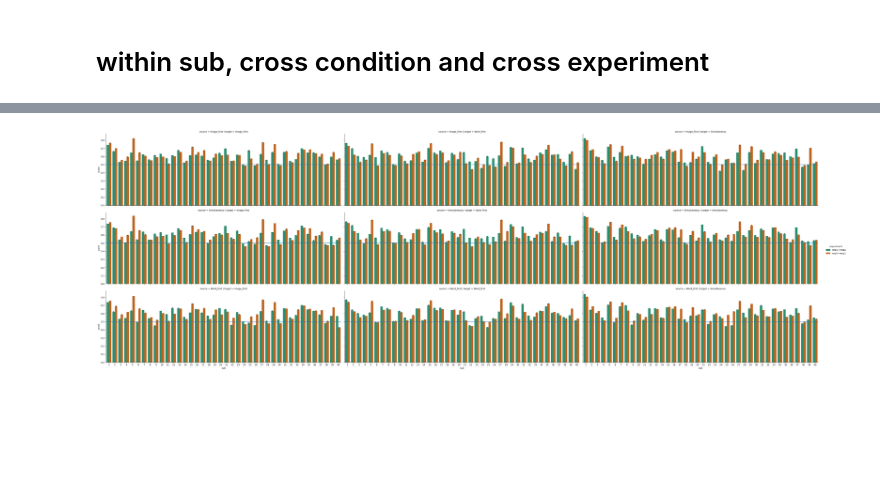
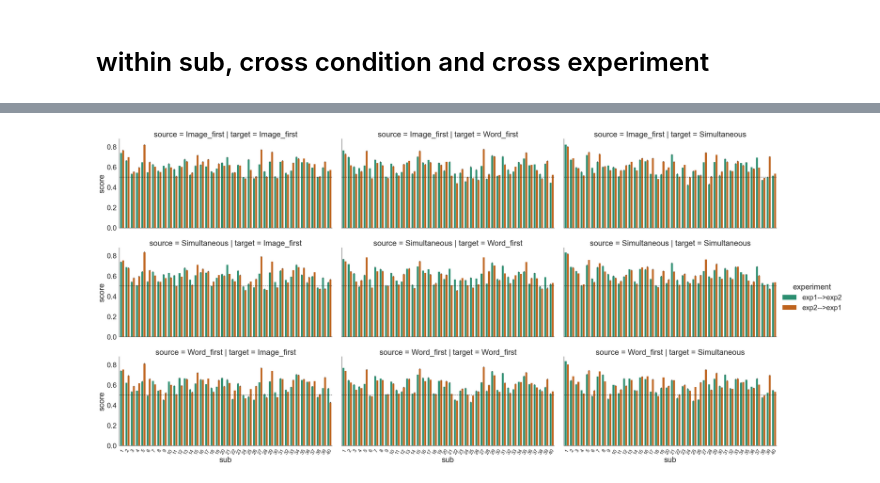
Before and after one commit to AaronZheng87/Decoding_SALT, a Jupyter notebook: 1_Analysis/Analysis326.ipynb, the cells around one changed output, grey strips where cells are left out. Drawn from its saved outputs; the diff is of its cells as text; code cells hidden in the pictures; blank space fills up the shorter version.

```diff
--- a/1_Analysis/Analysis326.ipynb
+++ b/1_Analysis/Analysis326.ipynb
@@ -783,7 +793,7 @@ for sub in np.unique(groups1_img):
         df_croexp12_si["fold"].append(ii)
         df_croexp12_si["source"].append("Image_first")
         df_croexp12_si["target"].append("Image_first")
-        df_croexp12_si["experiment"].append("exp1->exp2")
+        df_croexp12_si["experiment"].append("exp1-->exp2")
 
         y_true_w = y2_word[groups2_word == sub]
         y_pred_w = estimator.predict_proba(X2_word[groups2_word==sub])
@@ -795,7 +805,7 @@ for sub in np.unique(groups1_img):
         df_croexp12_si["fold"].append(ii)
         df_croexp12_si["source"].append("Image_first")
         df_croexp12_si["target"].append("Word_first")
-        df_croexp12_si["experiment"].append("exp1->exp2")
+        df_croexp12_si["experiment"].append("exp1-->exp2")
 
         y_true_s = y2_sim[groups2_sim == sub]
         y_pred_s = estimator.predict_proba(X2_sim[groups2_sim==sub])
@@ -807,7 +817,7 @@ for sub in np.unique(groups1_img):
         df_croexp12_si["fold"].append(ii)
         df_croexp12_si["source"].append("Image_first")
         df_croexp12_si["target"].append("Simultaneous")
-        df_croexp12_si["experiment"].append("exp1->exp2")
+        df_croexp12_si["experiment"].append("exp1-->exp2")
 
 
 df_croexp12_si=pd.DataFrame(df_croexp12_si)
@@ -860,7 +870,7 @@ for sub in np.unique(groups2_sim):
         df_croexp21_ss["fold"].append(ii)
         df_croexp21_ss["source"].append("Simultaneous")
         df_croexp21_ss["target"].append("Image_first")
-        df_croexp21_ss["experiment"].append("exp2->exp1")
+        df_croexp21_ss["experiment"].append("exp2-->exp1")
 
         y_true_w = y1_word[groups1_word == sub]
         y_pred_w = estimator.predict_proba(X1_word[groups1_word==sub])
@@ -872,7 +882,7 @@ for sub in np.unique(groups2_sim):
         df_croexp21_ss["fold"].append(ii)
         df_croexp21_ss["source"].append("Simultaneous")
         df_croexp21_ss["target"].append("Word_first")
-        df_croexp21_ss["experiment"].append("exp2->exp1")
+        df_croexp21_ss["experiment"].append("exp2-->exp1")
 
         y_true_s = y1_sim[groups1_sim == sub]
         y_pred_s = estimator.predict_proba(X1_sim[groups1_sim==sub])
@@ -884,7 +894,7 @@ for sub in np.unique(groups2_sim):
         df_croexp21_ss["fold"].append(ii)
         df_croexp21_ss["source"].append("Simultaneous")
         df_croexp21_ss["target"].append("Simultaneous")
-        df_croexp21_ss["experiment"].append("exp2->exp1")
+        df_croexp21_ss["experiment"].append("exp2-->exp1")
 
 
 df_croexp21_ss=pd.DataFrame(df_croexp21_ss)
@@ -937,7 +947,7 @@ for sub in np.unique(groups2_word):
         df_croexp21_sw["fold"].append(ii)
         df_croexp21_sw["source"].append("Word_first")
         df_croexp21_sw["target"].append("Image_first")
-        df_croexp21_sw["experiment"].append("exp2->exp1")
+        df_croexp21_sw["experiment"].append("exp2-->exp1")
 
         y_true_w = y1_word[groups1_word == sub]
         y_pred_w = estimator.predict_proba(X1_word[groups1_word==sub])
@@ -949,7 +959,7 @@ for sub in np.unique(groups2_word):
         df_croexp21_sw["fold"].append(ii)
         df_croexp21_sw["source"].append("Word_first")
         df_croexp21_sw["target"].append("Word_first")
-        df_croexp21_sw["experiment"].append("exp2->exp1")
+        df_croexp21_sw["experiment"].append("exp2-->exp1")
 
         y_true_s = y1_sim[groups1_sim == sub]
         y_pred_s = estimator.predict_proba(X1_sim[groups1_sim==sub])
@@ -961,7 +971,7 @@ for sub in np.unique(groups2_word):
         df_croexp21_sw["fold"].append(ii)
         df_croexp21_sw["source"].append("Word_first")
         df_croexp21_sw["target"].append("Simultaneous")
-        df_croexp21_sw["experiment"].append("exp2->exp1")
+        df_croexp21_sw["experiment"].append("exp2-->exp1")
 
 
 df_croexp21_sw=pd.DataFrame(df_croexp21_sw)
@@ -1014,7 +1024,7 @@ for sub in np.unique(groups2_img):
         df_croexp21_si["fold"].append(ii)
         df_croexp21_si["source"].append("Image_first")
         df_croexp21_si["target"].append("Image_first")
-        df_croexp21_si["experiment"].append("exp2->exp1")
+        df_croexp21_si["experiment"].append("exp2-->exp1")
 
         y_true_w = y1_word[groups1_word == sub]
         y_pred_w = estimator.predict_proba(X1_word[groups1_word==sub])
@@ -1026,7 +1036,7 @@ for sub in np.unique(groups2_img):
         df_croexp21_si["fold"].append(ii)
         df_croexp21_si["source"].append("Image_first")
         df_croexp21_si["target"].append("Word_first")
-        df_croexp21_si["experiment"].append("exp2->exp1")
+        df_croexp21_si["experiment"].append("exp2-->exp1")
 
         y_true_s = y1_sim[groups1_sim == sub]
         y_pred_s = estimator.predict_proba(X1_sim[groups1_sim==sub])
@@ -1038,7 +1048,7 @@ for sub in np.unique(groups2_img):
         df_croexp21_si["fold"].append(ii)
         df_croexp21_si["source"].append("Image_first")
         df_croexp21_si["target"].append("Simultaneous")
-        df_croexp21_si["experiment"].append("exp2->exp1")
+        df_croexp21_si["experiment"].append("exp2-->exp1")
 
 
 df_croexp21_si=pd.DataFrame(df_croexp21_si)
@@ -1063,8 +1073,10 @@ df_cro = pd.concat([df_croexp12_si, df_croexp12_ss, df_croexp12_sw, df_croexp21_
 # %%
 df_cro.to_csv("Cross_Exp.csv")
 # %%
-f_cro = sns.catplot(x="sub", y="score", data=df_cro, row="source", col="target", aspect=3, kind="bar", hue="experiment", errorbar="se", palette=sns.color_palette("Dark2"))
-[ax.axhline(0.5) for ax in f_cro.axes.flatten()]
+f_cro = sns.catplot(x="sub", y="score", data=df_cro, row="source", col="target", aspect=2, kind="bar", hue="experiment", errorbar="se", palette=sns.color_palette("Dark2"))
+xtick_order = list(r2.axes[-1][-1].xaxis.get_majorticklabels())
+[ax.set_xticklabels(xtick_order, rotation = 60, fontsize=15) for ax in f_cro.axes[-1]]
+[ax.axhline(0.5, linestyle = '--',color = 'black',alpha = 0.7) for ax in f_cro.axes.flatten()]
 plt.savefig("barplot_cro_exp.png",dpi=300)
 # %% [output]
-[figure, old version]
+[figure, new version]
```
Also changed, not shown: parts of 20 cells of this notebook, 5 other files.
